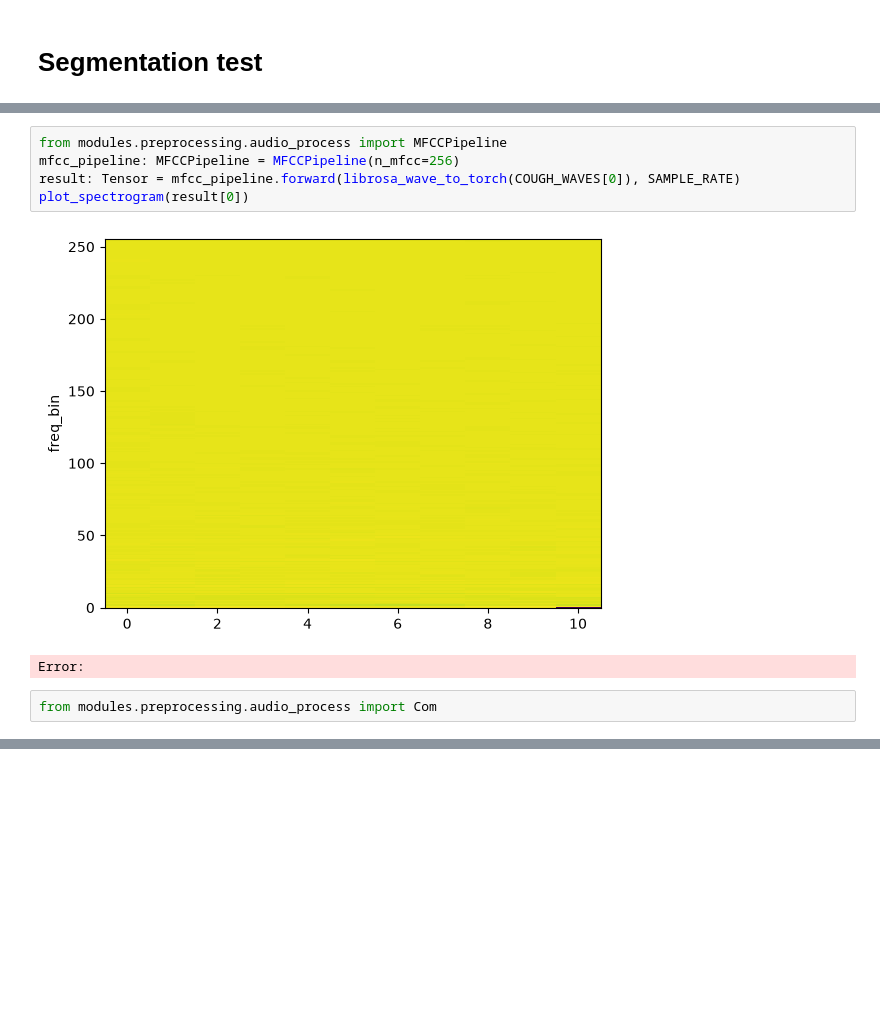
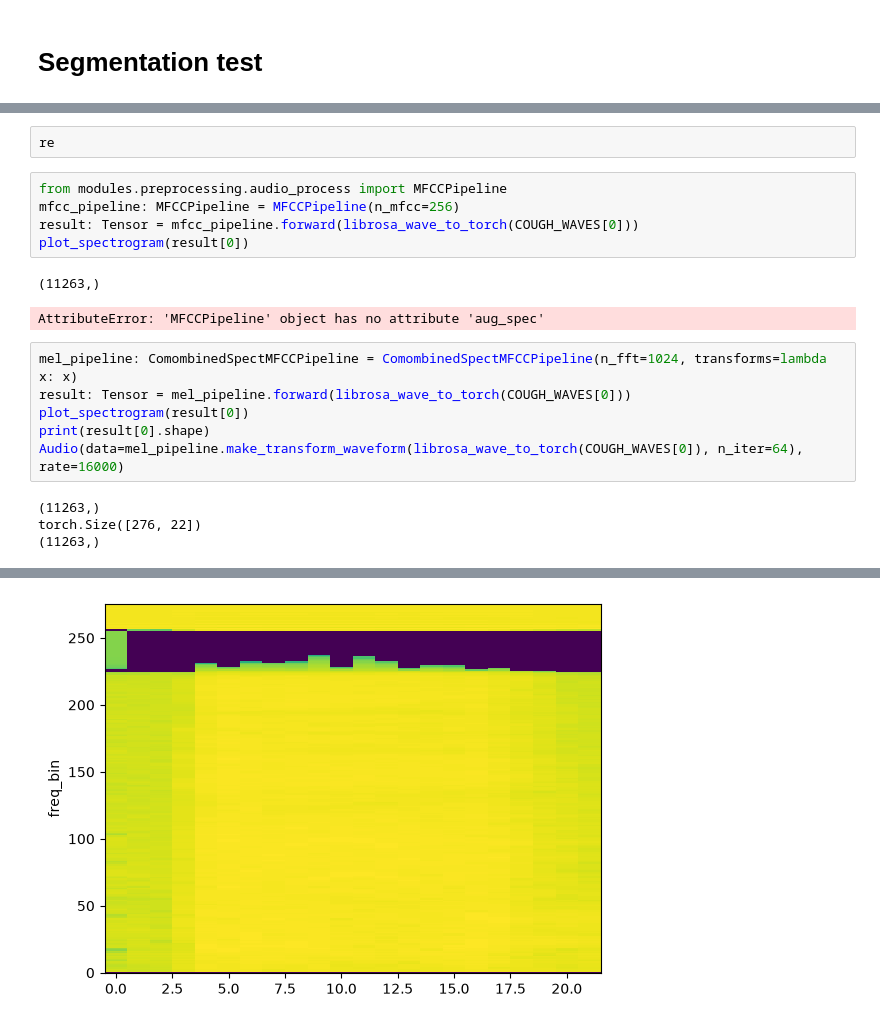
Before and after one commit to loafthecomputerphile/Senior_Design, a Jupyter notebook: project_notebooks/data_preprocess.ipynb, the cells around one changed output, grey strips where cells are left out. Cells and saved outputs as stored; diff of their text form; blank space fills up the shorter version.

```diff
--- a/project_notebooks/data_preprocess.ipynb
+++ b/project_notebooks/data_preprocess.ipynb
@@ -86,10 +133,20 @@ NameError: name 'COUGH_WAVES' is not defined
+# %%
+re
 # %%
 from modules.preprocessing.audio_process import MFCCPipeline
 mfcc_pipeline: MFCCPipeline = MFCCPipeline(n_mfcc=256)
-result: Tensor = mfcc_pipeline.forward(librosa_wave_to_torch(COUGH_WAVES[0]), SAMPLE_RATE)
+result: Tensor = mfcc_pipeline.forward(librosa_wave_to_torch(COUGH_WAVES[0]))
 plot_spectrogram(result[0])
 # %% [output]
-[figure, removed]
-Error:
+(11263,)
+AttributeError: 'MFCCPipeline' object has no attribute 'aug_spec'
-# %%
-from modules.preprocessing.audio_process import Com
+# %%
+mel_pipeline: ComombinedSpectMFCCPipeline = ComombinedSpectMFCCPipeline(n_fft=1024, transforms=lambda x: x)
+result: Tensor = mel_pipeline.forward(librosa_wave_to_torch(COUGH_WAVES[0]))
+plot_spectrogram(result[0])
+print(result[0].shape)
+Audio(data=mel_pipeline.make_transform_waveform(librosa_wave_to_torch(COUGH_WAVES[0]), n_iter=64), rate=16000)
+# %% [output]
+(11263,)
+torch.Size([276, 22])
+(11263,)
@@ -95,0 +154 @@ from modules.preprocessing.audio_process import Com
+[figure, added]
```
Also changed, not shown: parts of 11 cells of this notebook, 5 other files.
